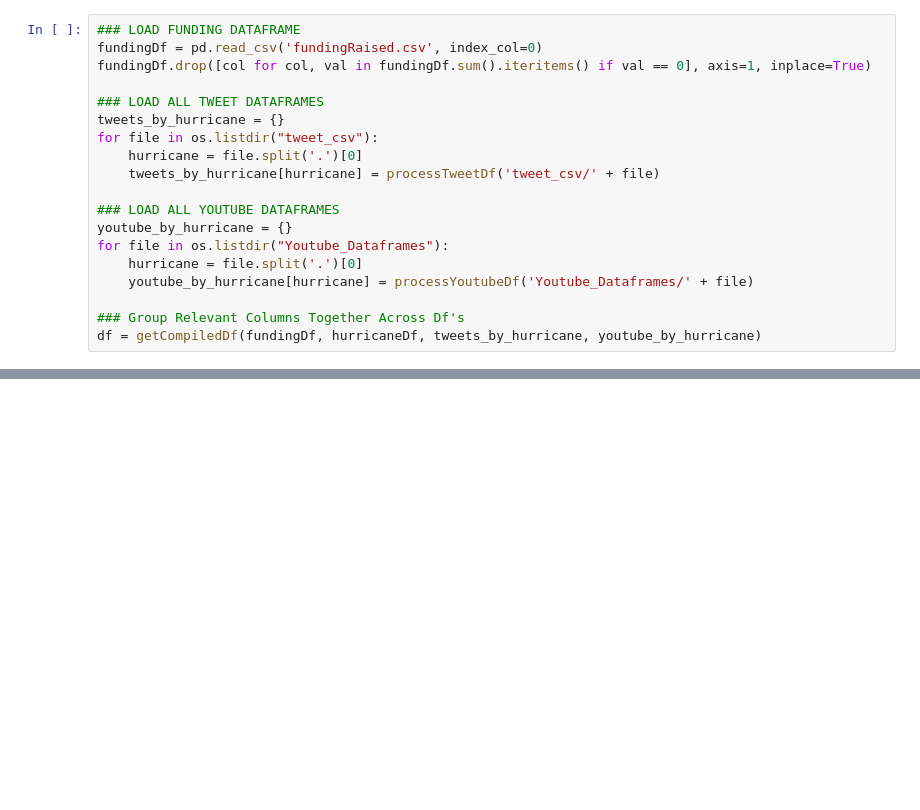
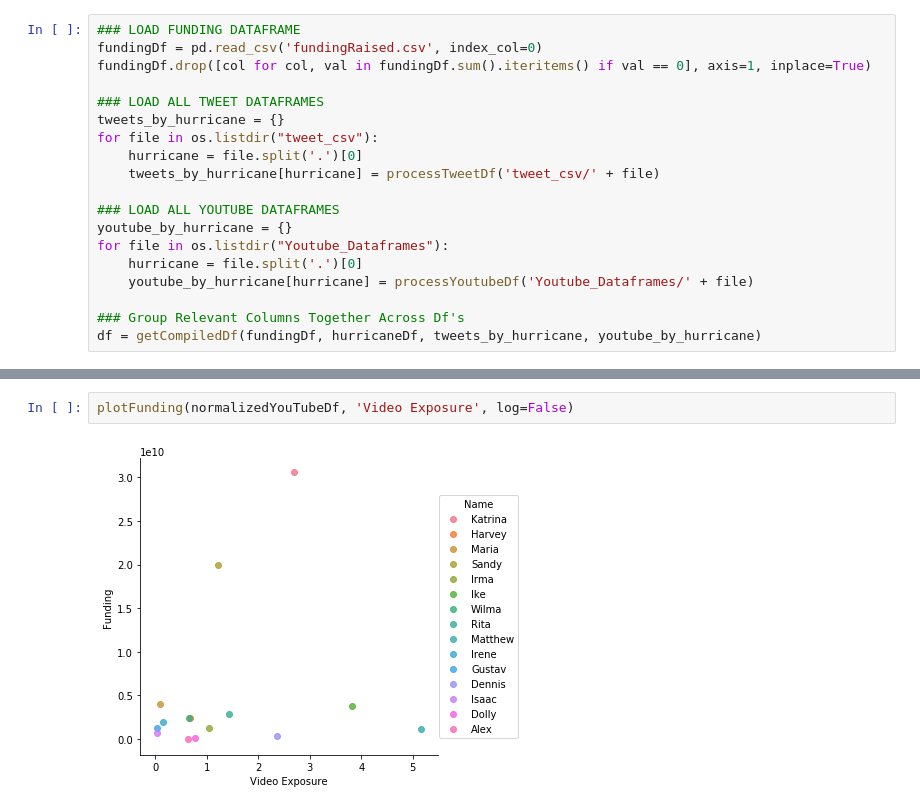
Before and after one commit to simralc/disaster-analysis, a Jupyter notebook: Data_Analytics_Sunil.ipynb, the cells around one changed output, grey strips where cells are left out. Drawn from its saved outputs; the diff is of its cells as text; blank space fills up the shorter version.

```diff
--- a/Data_Analytics_Sunil.ipynb
+++ b/Data_Analytics_Sunil.ipynb
@@ -167,0 +210,4 @@ inflationAdjustedDf
+# %%
+plotFunding(normalizedYouTubeDf, 'Video Exposure', log=False)
+# %% [output]
+[figure, added]
```
Also changed, not shown: parts of 11 cells of this notebook.
